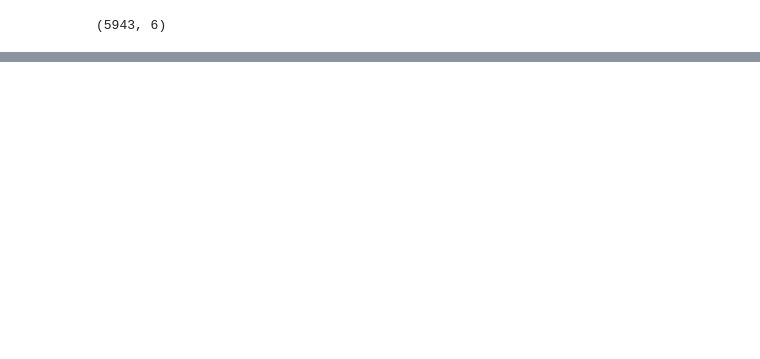
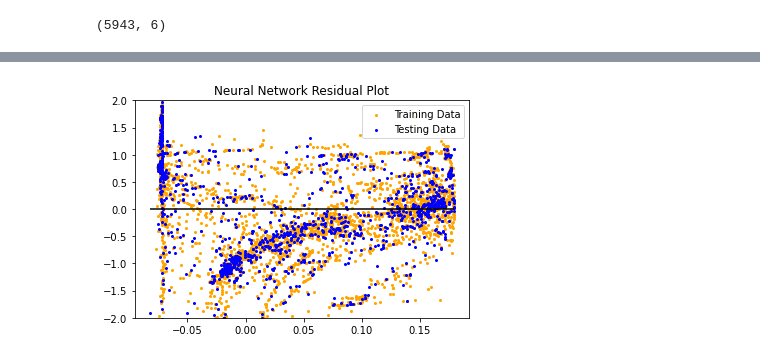
Before and after one commit to sgk2004/Volve-Dataset, a Jupyter notebook: NeuralAnalysis.ipynb, the cells around one changed output, grey strips where cells are left out. Cells and saved outputs as stored; diff of their text form; code cells hidden in the pictures; blank space fills up the shorter version.

Commit message:
final neural network notebook

```diff
--- a/NeuralAnalysis.ipynb
+++ b/NeuralAnalysis.ipynb
@@ -181,4 +181,14 @@ model.evaluate(X_test_scaled, y_test_scaled, batch_size=50)
 #split into test and train data
 from sklearn.model_selection import train_test_split
 X_train, X_test, y_train, y_test = train_test_split(X1, y1, random_state=42)
+# %%
+from sklearn.preprocessing import StandardScaler
+# # Create a StandardScater model and fit it to the training data
+X_scaler = StandardScaler().fit(X_train)
+y_scaler = StandardScaler().fit(y_train)
+# # Transform the training and testing data using the X_scaler and y_scaler models
+X_train_scaled = X_scaler.transform(X_train)
+X_test_scaled = X_scaler.transform(X_test)
+y_train_scaled = y_scaler.transform(y_train)
+y_test_scaled = y_scaler.transform(y_test)
 # %%
@@ -336,0 +323,6 @@ ValueError: Error when checking input: expected dense_112_input to have shape (4
+# %%
+#using model to predict y values
+predictions1 = best_model.predict(X_train_scaled)
+predictions1
+#predictions= test
+#predictions1= train
@@ -336,0 +337,15 @@ ValueError: Error when checking input: expected dense_112_input to have shape (4
+# %%
+# Plot Residuals
+import matplotlib.pyplot as plt
+
+plt.title('Neural Network Residual Plot')
+plt.scatter(predictions1, predictions1 - y_train_scaled, c= "orange",label="Training Data", s=4)
+plt.scatter(predictions, predictions - y_test_scaled, c= "blue",label="Testing Data",s=4)
+plt.ylim(-2,2)
+plt.hlines(y=0, xmin=predictions.min(), xmax=predictions.max())
+plt.legend()
+
+plt.savefig('neuralnetworkresidual.png')
+plt.show()
+# %% [output]
+[figure, added]
```
Also changed, not shown: parts of 13 cells of this notebook, 2 other files.
